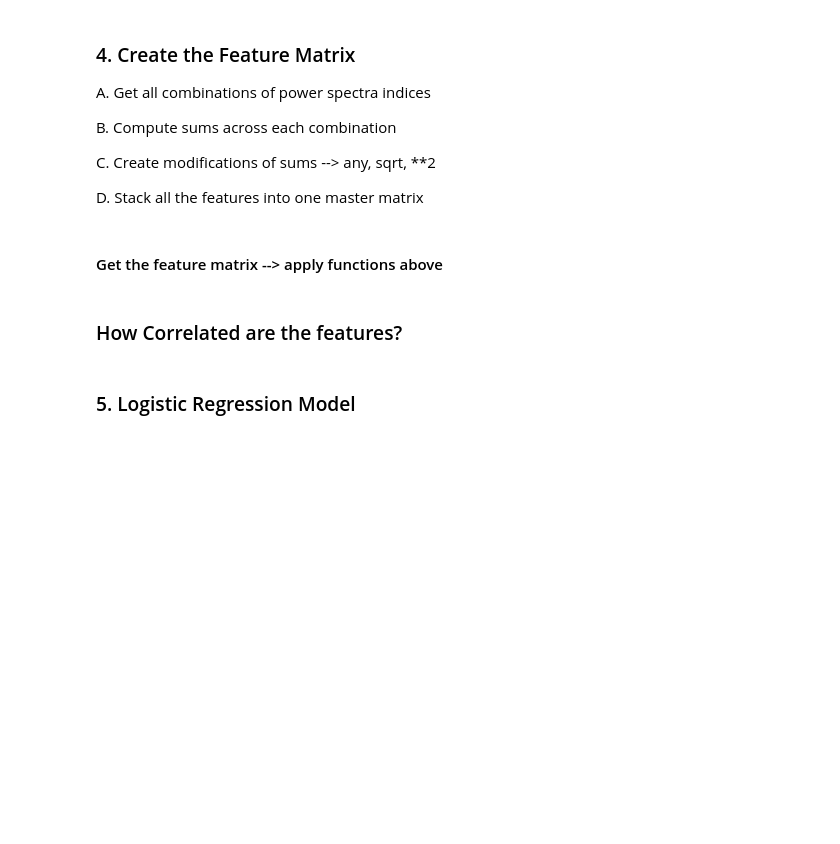
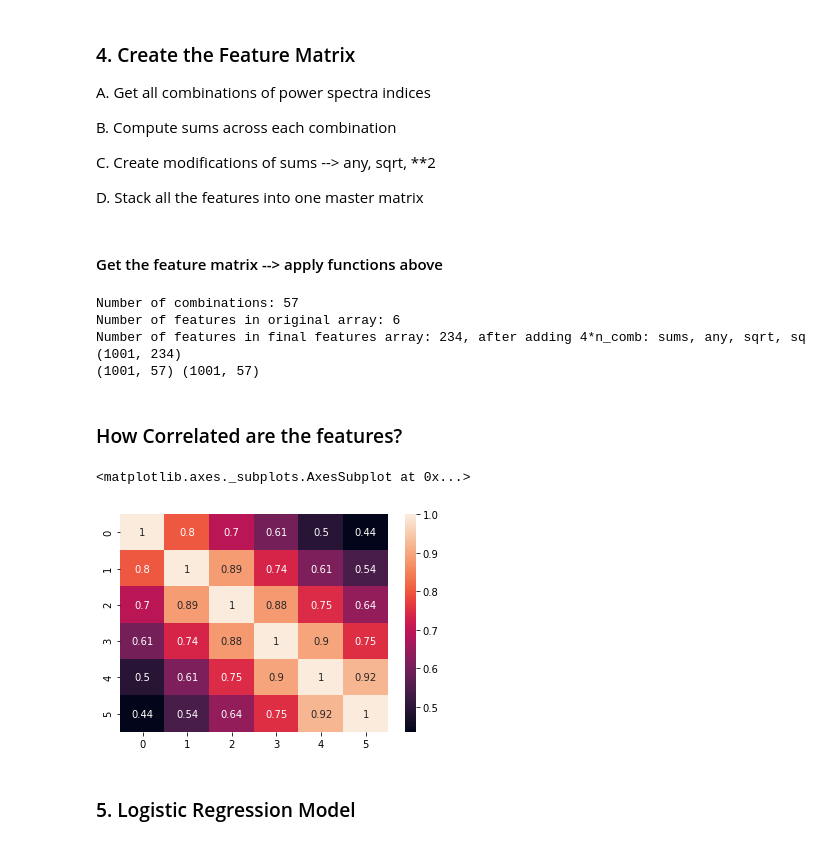
Before and after one commit to kaschbacher/publications, a Jupyter notebook: artifact_detector/PPG_Artifact_Detection.ipynb, the cells around one changed output. Cells and saved outputs as stored; diff of their text form; code cells hidden in the pictures; blank space fills up the shorter version.

```diff
--- a/artifact_detector/PPG_Artifact_Detection.ipynb
+++ b/artifact_detector/PPG_Artifact_Detection.ipynb
@@ -187,12 +174,12 @@ def get_thresholded_ps(power_spectra, thresh, ub):
 # Get actual labels as boolean vector
 labels = get_group_labels(data)
 
-tps = get_thresholded_ps(power_spectra, thresh, 6)#include power spectra 1-6 or indices [1:7]
+# tps = get_thresholded_ps(power_spectra, thresh, 6)#include power spectra 1-6 or indices [1:7]
 #tps = power_spectra[:, 1:7]# HACK
 
-# Qualitatively compare predicted to actual - Visually QA
-for i in range(6, 10):
-    print (labels[i], ': ', tps[i], np.sum(tps[i]))
+# # Qualitatively compare predicted to actual - Visually QA
+# for i in range(6, 10):
+#     print (labels[i], ': ', tps[i], np.sum(tps[i]))
 # %% [markdown]
 ### 4. Create the Feature Matrix
 <p>A. Get all combinations of power spectra indices</p>
@@ -262,17 +249,27 @@ def get_features(arr):
     # Stack up final features array
     return make_feature_arr(arr, stack), idx_comb, stack
 
-features, idx_comb, stack = get_features(power_spectra[:, 1:7])
-total_cols = tps.shape[1]+4*len(idx_comb)# How total n_features is derived
+ps = power_spectra[:, 1:7]# Just use a subset of the power_spectra
+features, idx_comb, stack = get_features(ps)
+total_cols = ps.shape[1]+4*len(idx_comb)# How total n_features is derived
 assert total_cols==features.shape[1]
 
 print (features.shape)
 print (stack['sums'].shape, stack['sqrtt'].shape)
+# %% [output]
+Number of combinations: 57
+Number of features in original array: 6
+Number of features in final features array: 234, after adding 4*n_comb: sums, any, sqrt, sq
+(1001, 234)
+(1001, 57) (1001, 57)
 # %% [markdown]
 ### How Correlated are the features?
 # %%
-corr = pd.DataFrame(features[:,:tps.shape[1]]).corr()# Just illustrate the original thresholded PS
+corr = pd.DataFrame(features[:,:ps.shape[1]]).corr()# Just illustrate the original thresholded PS
 sns.heatmap(corr, annot=True)
+# %% [output]
+<matplotlib.axes._subplots.AxesSubplot at 0x...>
+[figure, added]
 # %% [markdown]
 ### 5. Logistic Regression Model
 # %%
```
Also changed, not shown: parts of 19 cells of this notebook.
